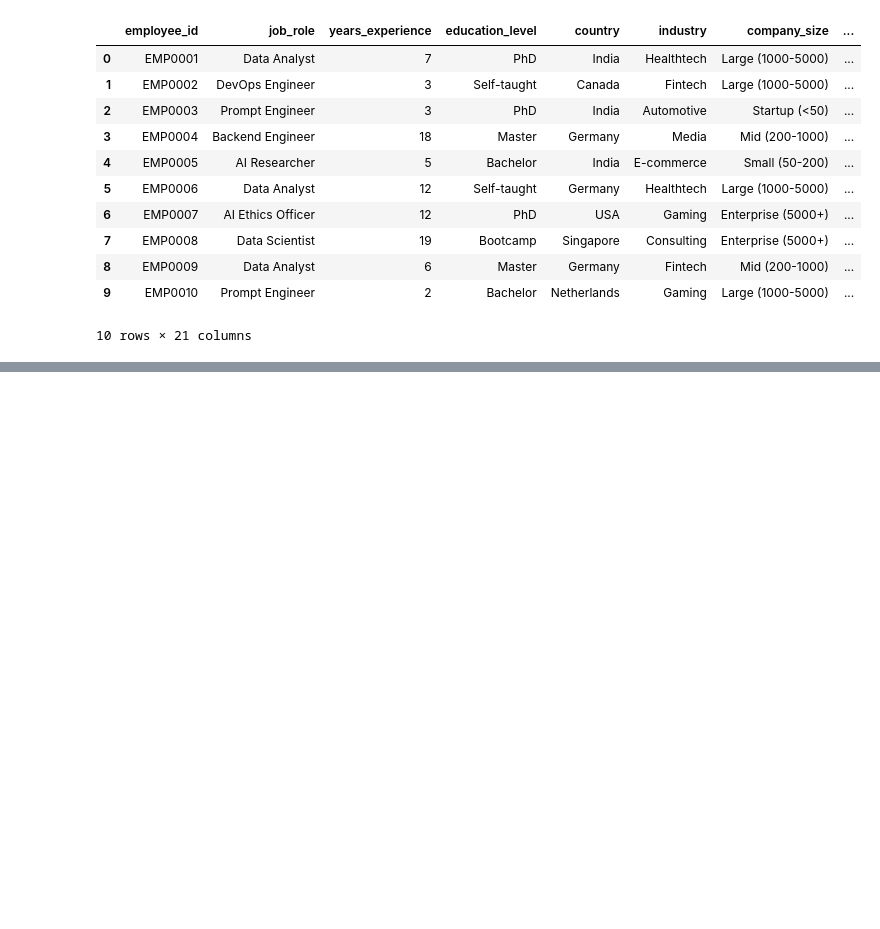
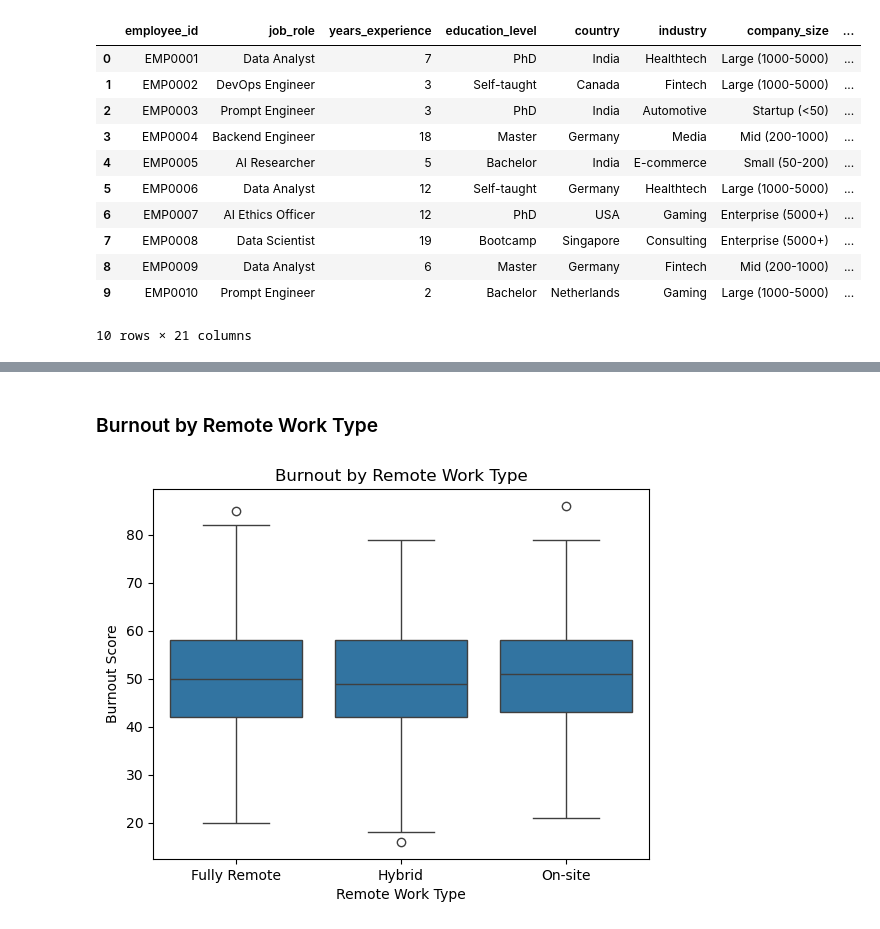
Before and after one commit to madisonengebose/CSC2621-FinalProject-ZoeMadison, a Jupyter notebook: FinalProject.ipynb, the cells around one changed output, grey strips where cells are left out. Cells and saved outputs as stored; diff of their text form; code cells hidden in the pictures; blank space fills up the shorter version.

```diff
--- a/FinalProject.ipynb
+++ b/FinalProject.ipynb
@@ -18,0 +102,11 @@ df.head(10)
+# %% [markdown]
+### Burnout by Remote Work Type
+# %%
+plt.figure()
+sns.boxplot(x="remote_work_type", y="burnout_score", data=df)
+plt.title("Burnout by Remote Work Type")
+plt.xlabel("Remote Work Type")
+plt.ylabel("Burnout Score")
+plt.show()
+# %% [output]
+[figure, added]
```
Also changed, not shown: parts of 23 cells of this notebook.
